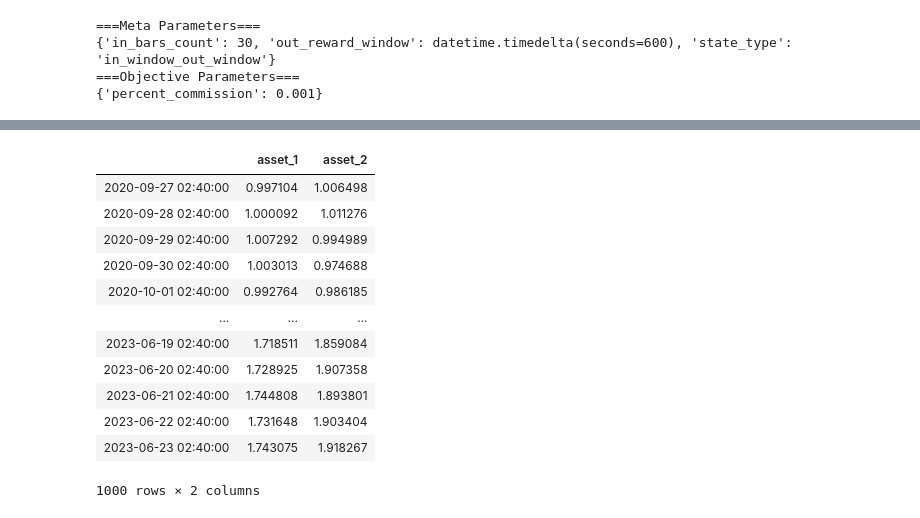
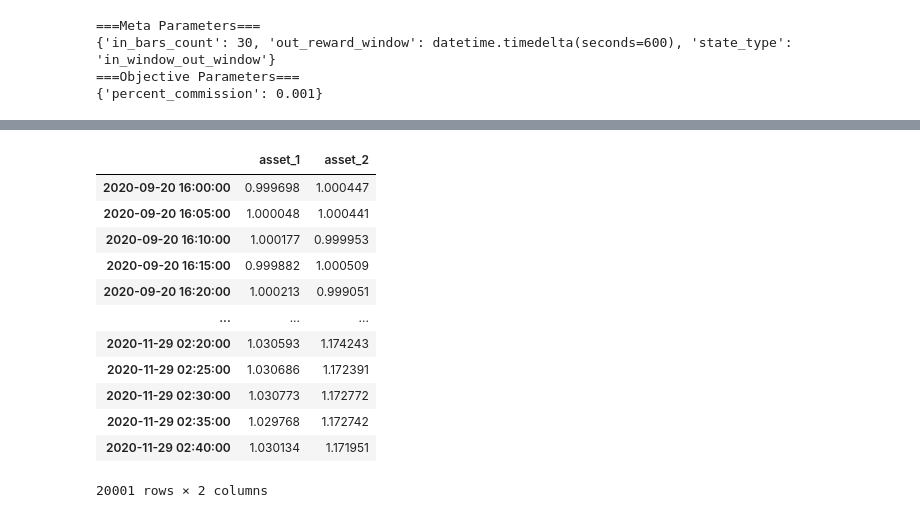
Before and after one commit to jose-alatorre-harvard/capstone, a Jupyter notebook: data_handler_test.ipynb, the cells around one changed output, grey strips where cells are left out. Cells and saved outputs as stored; diff of their text form; code cells hidden in the pictures.

Commit message:
Revert "Updated data_handler / notebook with new Environment feature call reference"
This reverts commit 8ce7f6ec

```diff
--- a/data_handler_test.ipynb
+++ b/data_handler_test.ipynb
@@ -27,18 +32,17 @@ env_2=DeepTradingEnvironment.build_environment_from_simulated_assets(assets_simu
 # %%
-test_data=env_2.features[['asset_1_close_price','asset_2_close_price']].copy()
-test_data.columns = ['asset_1', 'asset_2']
+test_data=env_2.assets_prices.copy()
 test_data
 # %% [output]
 |  | asset_1 | asset_2 |
-| 2020-09-27 02:40:00 | 0.997104 | 1.006498 |
-| 2020-09-28 02:40:00 | 1.000092 | 1.011276 |
-| 2020-09-29 02:40:00 | 1.007292 | 0.994989 |
-| 2020-09-30 02:40:00 | 1.003013 | 0.974688 |
-| 2020-10-01 02:40:00 | 0.992764 | 0.986185 |
+| 2020-09-20 16:00:00 | 0.999698 | 1.000447 |
+| 2020-09-20 16:05:00 | 1.000048 | 1.000441 |
+| 2020-09-20 16:10:00 | 1.000177 | 0.999953 |
+| 2020-09-20 16:15:00 | 0.999882 | 1.000509 |
+| 2020-09-20 16:20:00 | 1.000213 | 0.999051 |
 | ... | ... | ... |
-| 2023-06-19 02:40:00 | 1.718511 | 1.859084 |
-| 2023-06-20 02:40:00 | 1.728925 | 1.907358 |
-| 2023-06-21 02:40:00 | 1.744808 | 1.893801 |
-| 2023-06-22 02:40:00 | 1.731648 | 1.903404 |
-| 2023-06-23 02:40:00 | 1.743075 | 1.918267 |
+| 2020-11-29 02:20:00 | 1.030593 | 1.174243 |
+| 2020-11-29 02:25:00 | 1.030686 | 1.172391 |
+| 2020-11-29 02:30:00 | 1.030773 | 1.172772 |
+| 2020-11-29 02:35:00 | 1.029768 | 1.172742 |
+| 2020-11-29 02:40:00 | 1.030134 | 1.171951 |
-1000 rows × 2 columns
+20001 rows × 2 columns
```
Also changed, not shown: parts of 4 cells of this notebook, 3 other files.
